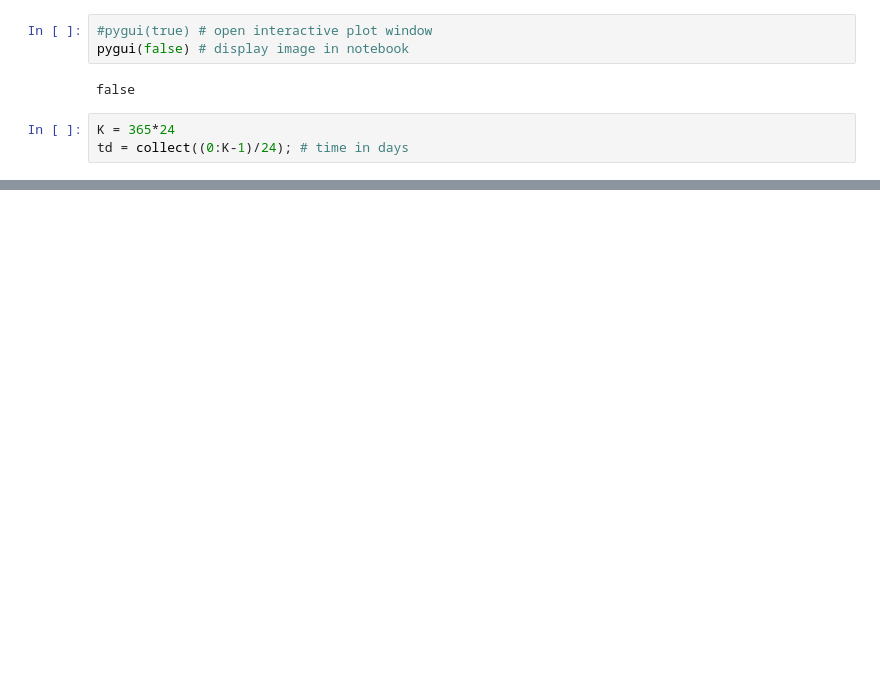
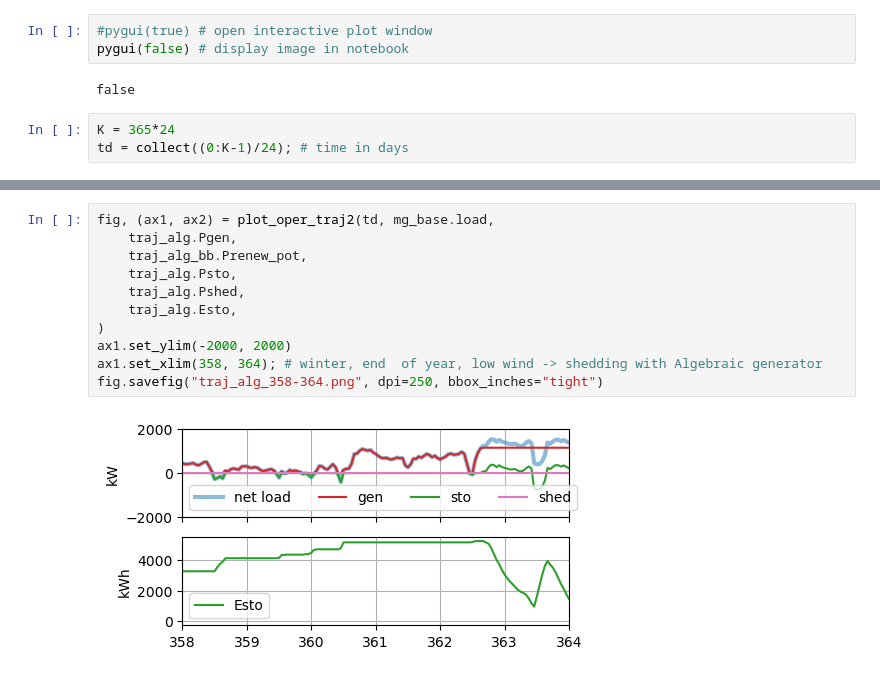
Before and after one commit to pierre-haessig/Microgrids.JuMP, a Jupyter notebook: Microgrid_JuMP-BB_comparison.ipynb, the cells around one changed output, grey strips where cells are left out. Cells and saved outputs as stored; diff of their text form; blank space fills up the shorter version.

```diff
--- a/Microgrid_JuMP-BB_comparison.ipynb
+++ b/Microgrid_JuMP-BB_comparison.ipynb
@@ -923,0 +999,13 @@ ax1.set_xlim(358, 365); # winter, end  of year, low wind -> shedding with Algebr
+# %%
+fig, (ax1, ax2) = plot_oper_traj2(td, mg_base.load,
+    traj_alg.Pgen,
+    traj_alg_bb.Prenew_pot,
+    traj_alg.Psto,
+    traj_alg.Pshed,
+    traj_alg.Esto,
+)
+ax1.set_ylim(-2000, 2000)
+ax1.set_xlim(358, 364); # winter, end  of year, low wind -> shedding with Algebraic generator
+fig.savefig("traj_alg_358-364.png", dpi=250, bbox_inches="tight")
+# %% [output]
+[figure, added]
```
Also changed, not shown: parts of 25 cells of this notebook, 2 other files.
